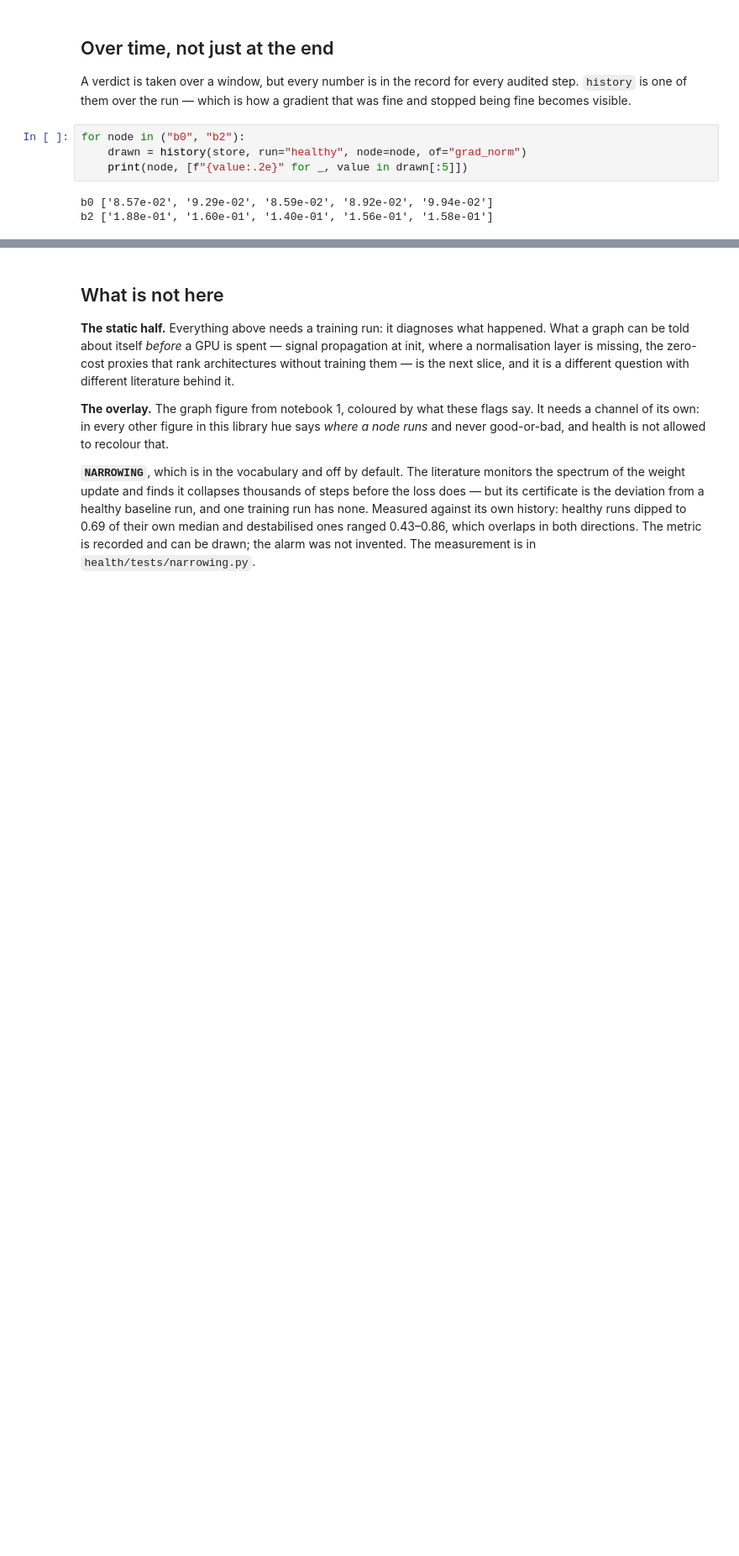
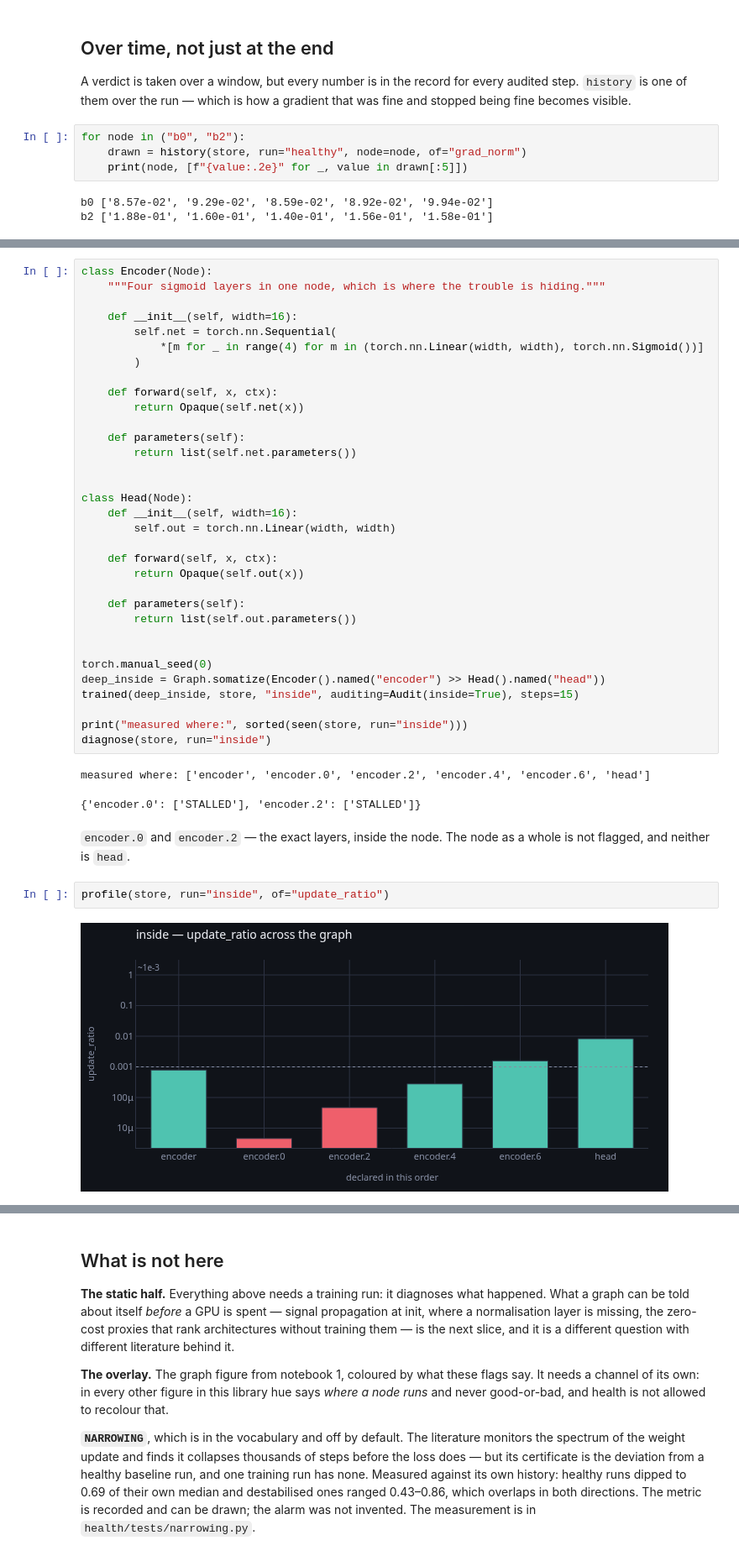
Before and after one commit to manucouto1/soma, a Jupyter notebook: examples/05-the-health-of-a-network.ipynb, the cells around one changed output, grey strips where cells are left out. Shown at 84% size. Cells and saved outputs as stored; diff of their text form; blank space fills up the shorter version.

```diff
--- a/examples/05-the-health-of-a-network.ipynb
+++ b/examples/05-the-health-of-a-network.ipynb
@@ -232,0 +280,43 @@ progress(store, run="healthy")
+# %%
+class Encoder(Node):
+    """Four sigmoid layers in one node, which is where the trouble is hiding."""
+
+    def __init__(self, width=16):
+        self.net = torch.nn.Sequential(
+            *[m for _ in range(4) for m in (torch.nn.Linear(width, width), torch.nn.Sigmoid())]
+        )
+
+    def forward(self, x, ctx):
+        return Opaque(self.net(x))
+
+    def parameters(self):
+        return list(self.net.parameters())
+
+
+class Head(Node):
+    def __init__(self, width=16):
+        self.out = torch.nn.Linear(width, width)
+
+    def forward(self, x, ctx):
+        return Opaque(self.out(x))
+
+    def parameters(self):
+        return list(self.out.parameters())
+
+
+torch.manual_seed(0)
+deep_inside = Graph.somatize(Encoder().named("encoder") >> Head().named("head"))
+trained(deep_inside, store, "inside", auditing=Audit(inside=True), steps=15)
+
+print("measured where:", sorted(seen(store, run="inside")))
+diagnose(store, run="inside")
+# %% [output]
+measured where: ['encoder', 'encoder.0', 'encoder.2', 'encoder.4', 'encoder.6', 'head']
+{'encoder.0': ['STALLED'], 'encoder.2': ['STALLED']}
+# %% [markdown]
+`encoder.0` and `encoder.2` — the exact layers, inside the node. The node as a
+whole is not flagged, and neither is `head`.
+# %%
+profile(store, run="inside", of="update_ratio")
+# %% [output]
+[figure, added]
```
Also changed, not shown: parts of 10 cells of this notebook, 19 other files.
